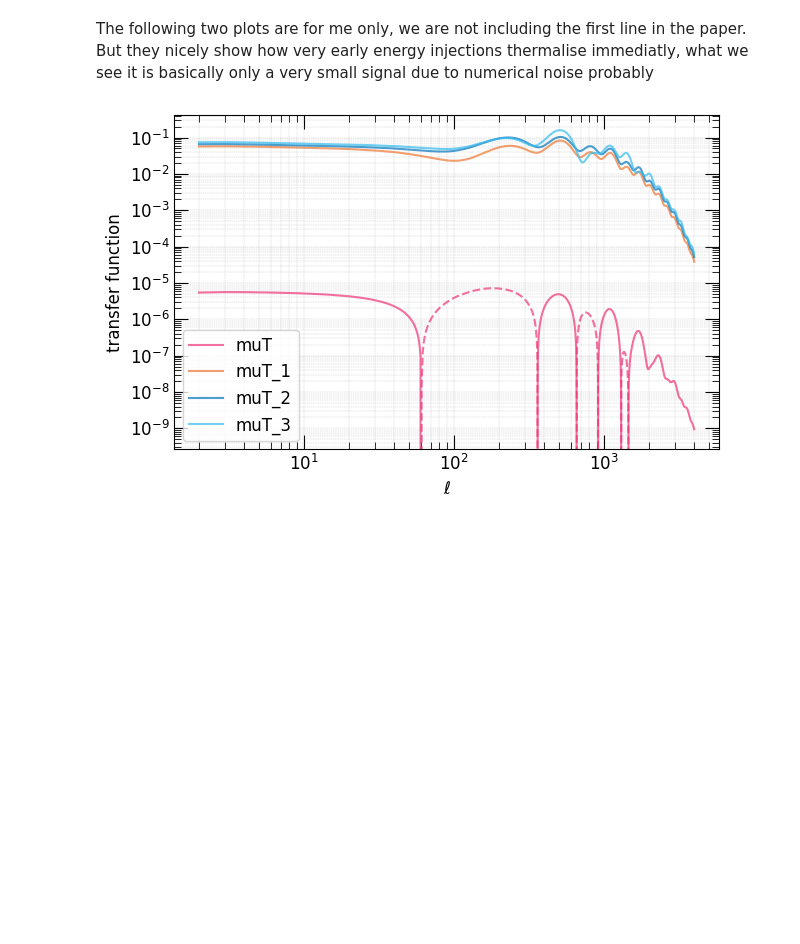
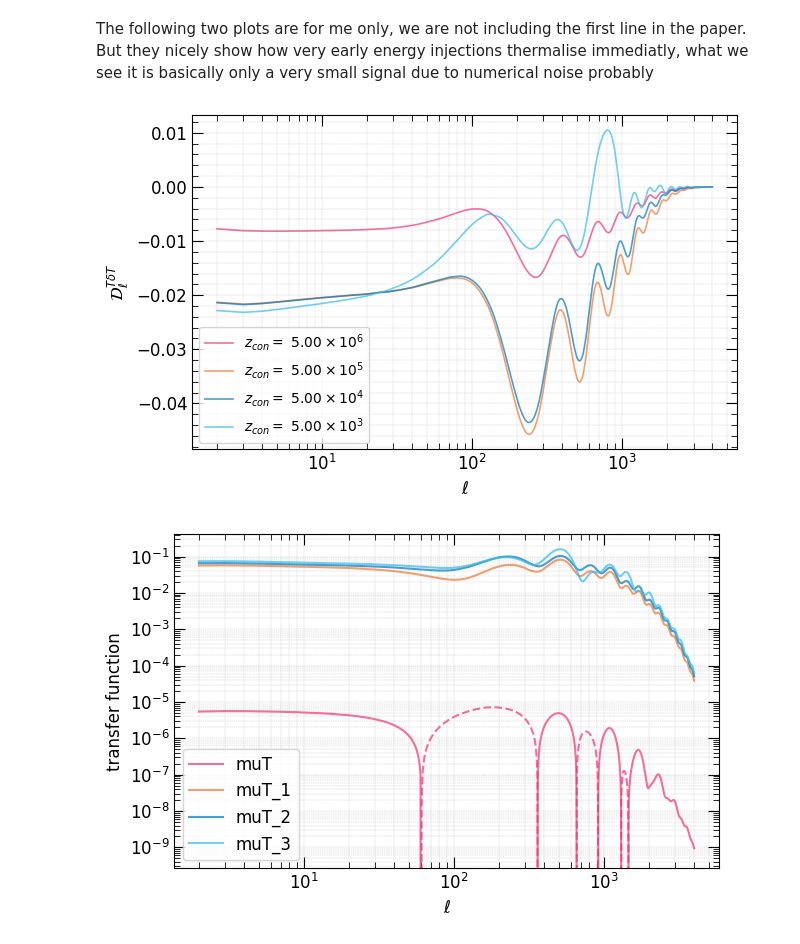
Before and after one commit to Sareva00/Photon_conversion, a Jupyter notebook: power_spectra.ipynb, the cells around one changed output. Saved outputs shown, nothing was run; the diff lists cells and outputs as text; code cells hidden in the pictures; blank space fills up the shorter version.

```diff
--- a/power_spectra.ipynb
+++ b/power_spectra.ipynb
@@ -30,8 +34,8 @@ def extract_PS(folder_path):
 # %%
-ell , TT, yT, muT = extract_PS("../Data/Dark-photons/output_dp_PS/outputs-dp1.0_PS/")
-_ , TT_1, yT_1, muT_1 = extract_PS("../Data/Dark-photons/output_dp_PS/outputs-dp1.1_PS/")
-_ , TT_2, yT_2, muT_2 = extract_PS("../Data/Dark-photons/output_dp_PS/outputs-dp1.2_PS/")
-_ , TT_3, yT_3, muT_3 = extract_PS("../Data/Dark-photons/output_dp_PS/outputs-dp1.3_PS/")
+ell , TT, yT, muT, T_T_corr = extract_PS("../Data/Dark-photons/output_dp_PS/outputs-dp1.0_PS/")
+_ , TT_1, yT_1, muT_1, T_T_corr_1 = extract_PS("../Data/Dark-photons/output_dp_PS/outputs-dp1.1_PS/")
+_ , TT_2, yT_2, muT_2, T_T_corr_2 = extract_PS("../Data/Dark-photons/output_dp_PS/outputs-dp1.2_PS/")
+_ , TT_3, yT_3, muT_3, T_T_corr_3 = extract_PS("../Data/Dark-photons/output_dp_PS/outputs-dp1.3_PS/")
 # %%
 colors = mplt.set_colors(4, palette="colorblind")
 colors2 = tc.colorsets['vibrant']
@@ -52,6 +56,25 @@ plt.show()
 [figure]
 # %% [markdown]
 The following two plots are for me only, we are not including the first line in the paper. But they nicely show how very early energy injections thermalise immediatly, what we see it is basically only a very small signal due to numerical noise probably
+# %%
+
+fig, ax = plt.subplots(1, 1, figsize=mplt.set_size(mplt.width))
+
+ax.plot(ell, T_T_corr, color=colors2[3], alpha=0.7, linestyle="-", linewidth=1.2, label=f"$z_{{con}} =$ {tools.sci_notation(5e6)}")
+
+ax.plot(ell, T_T_corr_1, color=colors2[0], alpha=0.7, linestyle="-", linewidth=1.2, label=f"$z_{{con}} =$ {tools.sci_notation(5e5)}")
+ax.plot(ell, T_T_corr_2, color=colors2[1], alpha=0.7, linestyle="-", linewidth=1.2, label=f"$z_{{con}} =$ {tools.sci_notation(5e4)}")
+ax.plot(ell, T_T_corr_3, color=colors2[2], alpha=0.7, linestyle="-", linewidth=1.2, label=f"$z_{{con}} =$ {tools.sci_notation(5e3)}")
+
+
+mplt.set_ticks(ax)
+mplt.set_labels(ax, x_label="$\\ell$", x_log=True, y_label="$\\mathcal{D}_{\\ell}^{{T \\delta T}} $", y_log=False, title=None)
+
+plt.savefig('outputs/TTcorr.pdf', dpi=300, bbox_inches="tight")
+ax.legend(fontsize=10)
+plt.show()
+# %% [output]
+[figure, added]
 # %%
 
 fig, ax = plt.subplots(1, 1, figsize=mplt.set_size(mplt.width))
```
Also changed, not shown: parts of 10 cells of this notebook, 5 other files.
